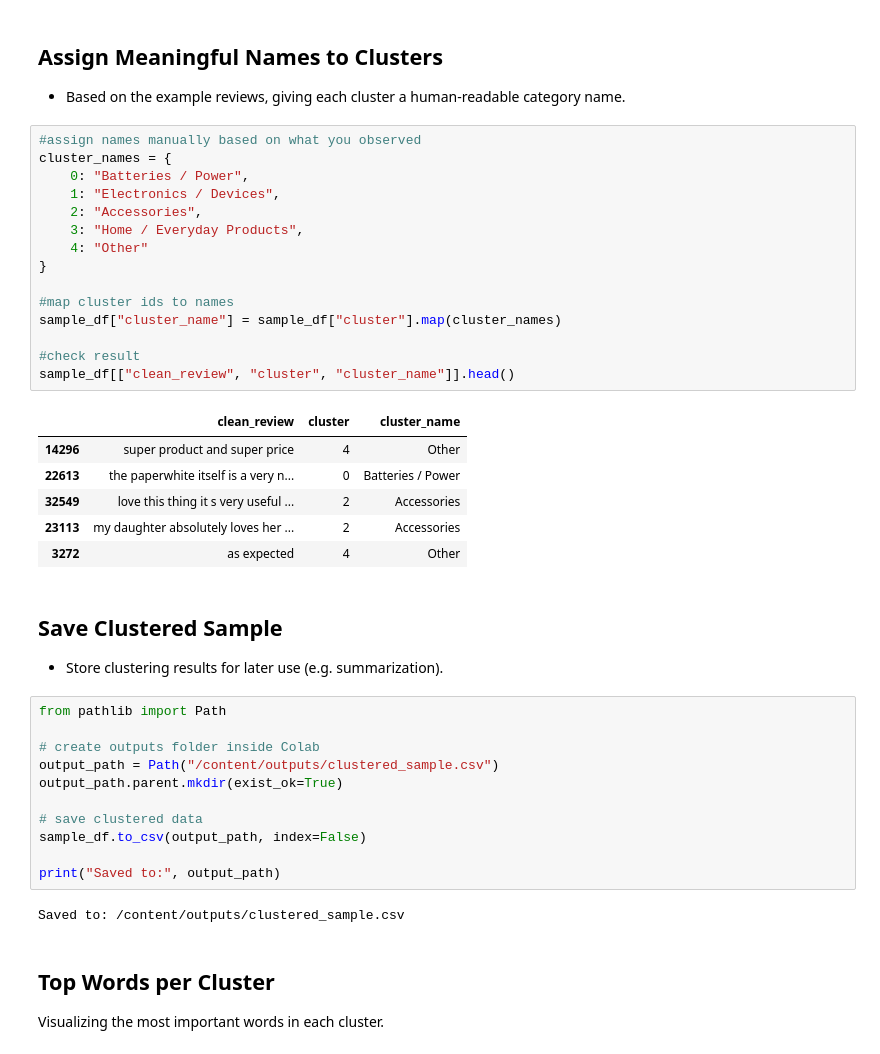
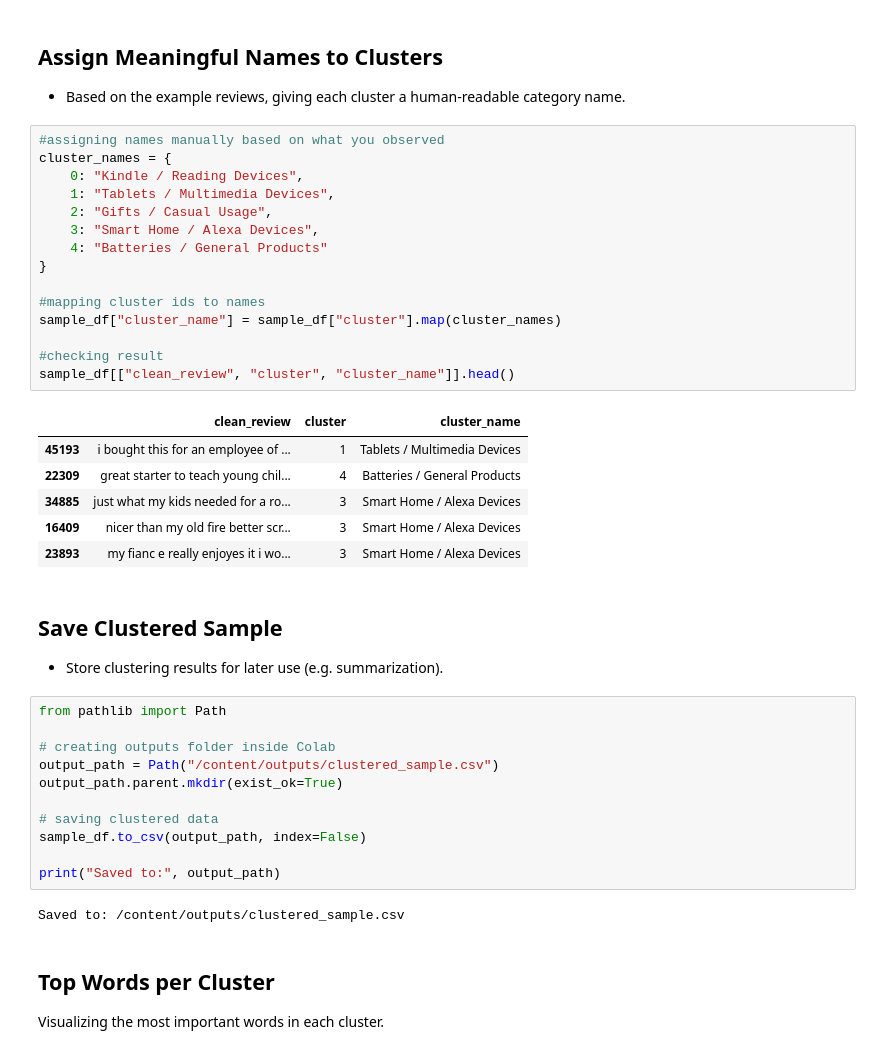
Before and after one commit to DimiGretsistas/Automated-Customers-Reviews-Project, a Jupyter notebook: notebooks/03_clustering.ipynb, the cells around one changed output. Drawn from its saved outputs; the diff is of its cells as text.

```diff
--- a/notebooks/03_clustering.ipynb
+++ b/notebooks/03_clustering.ipynb
@@ -160,38 +160,38 @@ for cluster_id in sorted(sample_df["cluster"].unique()):
 ## Assign Meaningful Names to Clusters
 - Based on the example reviews, giving each cluster a human-readable category name.
 # %%
-#assign names manually based on what you observed
+#assigning names manually based on what you observed
 cluster_names = {
-    0: "Batteries / Power",
-    1: "Electronics / Devices",
-    2: "Accessories",
-    3: "Home / Everyday Products",
-    4: "Other"
+    0: "Kindle / Reading Devices",
+    1: "Tablets / Multimedia Devices",
+    2: "Gifts / Casual Usage",
+    3: "Smart Home / Alexa Devices",
+    4: "Batteries / General Products"
 }
 
-#map cluster ids to names
+#mapping cluster ids to names
 sample_df["cluster_name"] = sample_df["cluster"].map(cluster_names)
 
-#check result
+#checking result
 sample_df[["clean_review", "cluster", "cluster_name"]].head()
 # %% [output]
 |  | clean_review | cluster | cluster_name |
-| 14296 | super product and super price | 4 | Other |
-| 22613 | the paperwhite itself is a very n... | 0 | Batteries / Power |
-| 32549 | love this thing it s very useful ... | 2 | Accessories |
-| 23113 | my daughter absolutely loves her ... | 2 | Accessories |
-| 3272 | as expected | 4 | Other |
+| 45193 | i bought this for an employee of ... | 1 | Tablets / Multimedia Devices |
+| 22309 | great starter to teach young chil... | 4 | Batteries / General Products |
+| 34885 | just what my kids needed for a ro... | 3 | Smart Home / Alexa Devices |
+| 16409 | nicer than my old fire better scr... | 3 | Smart Home / Alexa Devices |
+| 23893 | my fianc e really enjoyes it i wo... | 3 | Smart Home / Alexa Devices |
 # %% [markdown]
 ## Save Clustered Sample
 - Store clustering results for later use (e.g. summarization).
 # %%
 from pathlib import Path
 
-# create outputs folder inside Colab
+# creating outputs folder inside Colab
 output_path = Path("/content/outputs/clustered_sample.csv")
 output_path.parent.mkdir(exist_ok=True)
 
-# save clustered data
+# saving clustered data
 sample_df.to_csv(output_path, index=False)
 
 print("Saved to:", output_path)
```
Also changed, not shown: parts of 9 cells of this notebook.
